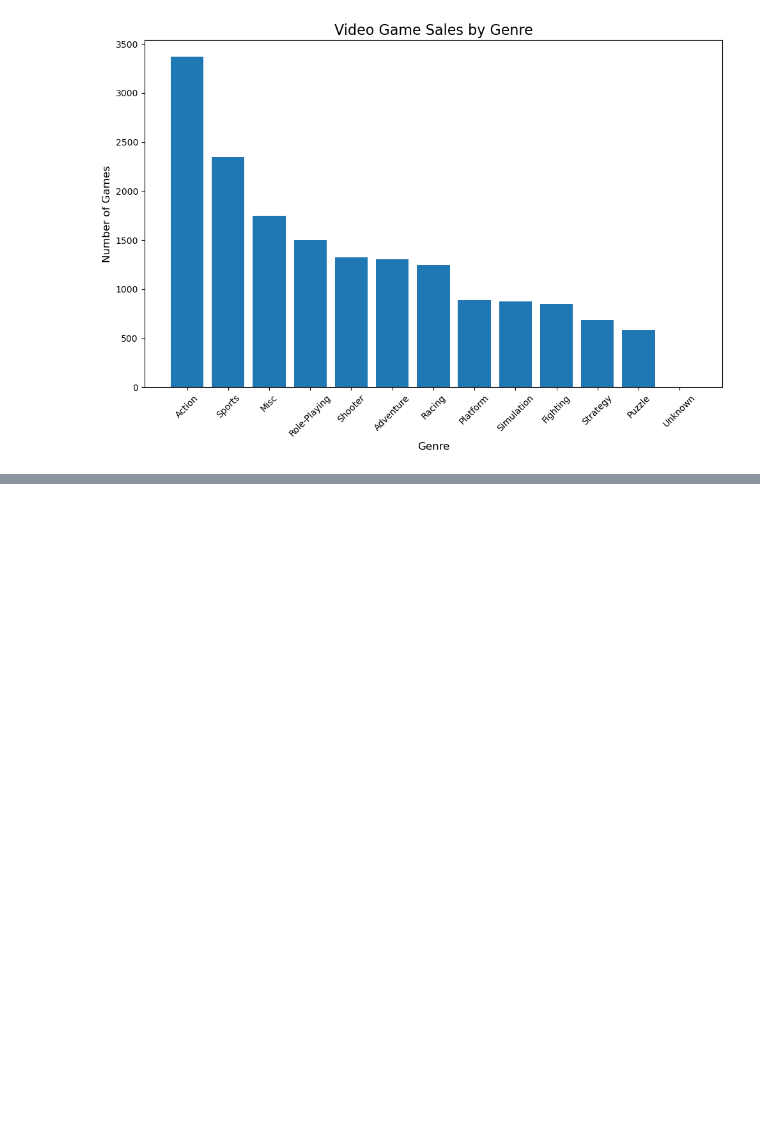
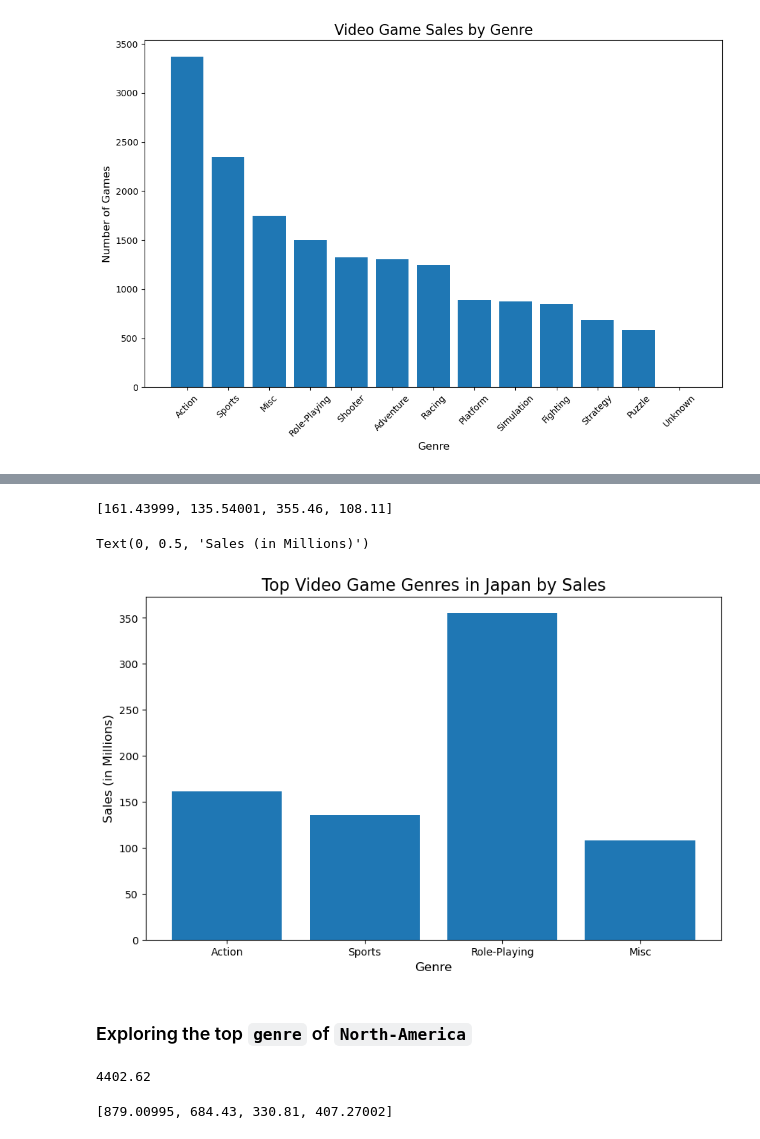
Before and after one commit to farman-khan-space/video-games-sales-EDA-with-numpy-basics, a Jupyter notebook: index.ipynb, the cells around one changed output, grey strips where cells are left out. Drawn from its saved outputs; the diff is of its cells as text; code cells hidden in the pictures; blank space fills up the shorter version.

```diff
--- a/index.ipynb
+++ b/index.ipynb
@@ -134,0 +151,38 @@ plt.show()
+# %%
+#Sports sales
+sports_mask = genre == 'Sports'
+jp_sports = jp_sales[sports_mask]
+jp_sports_sales = jp_sports.sum()
+# %%
+#RolePlaying sales
+roleplaying_mask     = genre == 'Role-Playing'
+jp_roleplaying       = jp_sales[roleplaying_mask]
+jp_roleplaying_sales = jp_roleplaying.sum()
+# %%
+#misc sales
+misc_mask = genre == 'Misc'
+jp_misc = jp_sales[misc_mask]
+jp_misc_sales = jp_misc.sum()
+# %%
+jp_top_genre = [jp_action_sales,jp_sports_sales, jp_roleplaying_sales, jp_misc_sales]
+jp_top_genre_lables = ['Action', 'Sports','Role-Playing','Misc']
+jp_top_genre
+# %% [output]
+[161.43999, 135.54001, 355.46, 108.11]
+# %%
+plt.figure(figsize=(10,6))
+plt.bar(jp_top_genre_lables,jp_top_genre)
+plt.title('Top Video Game Genres in Japan by Sales', fontsize=16)
+plt.xlabel('Genre', fontsize=12)
+plt.ylabel('Sales (in Millions)', fontsize=12)
+# %% [output]
+Text(0, 0.5, 'Sales (in Millions)')
+[figure, added]
+# %% [markdown]
+### Exploring the top `genre` of `North-America`
+# %%
+#first we have to form a mask of the values in japan
+na_sales =vgsales_array['na_sales']
+print(np.sum(na_sales))
+# %% [output]
+4402.62
@@ -134,0 +209,6 @@ plt.show()
+# %%
+na_top_genre = [na_action_sales,na_sports_sales, na_roleplaying_sales, na_misc_sales]
+na_top_genre_lables = ['Action', 'Sports','Role-Playing','Misc']
+na_top_genre
+# %% [output]
+[879.00995, 684.43, 330.81, 407.27002]
```
Also changed, not shown: parts of 21 cells of this notebook, 1 other file.
